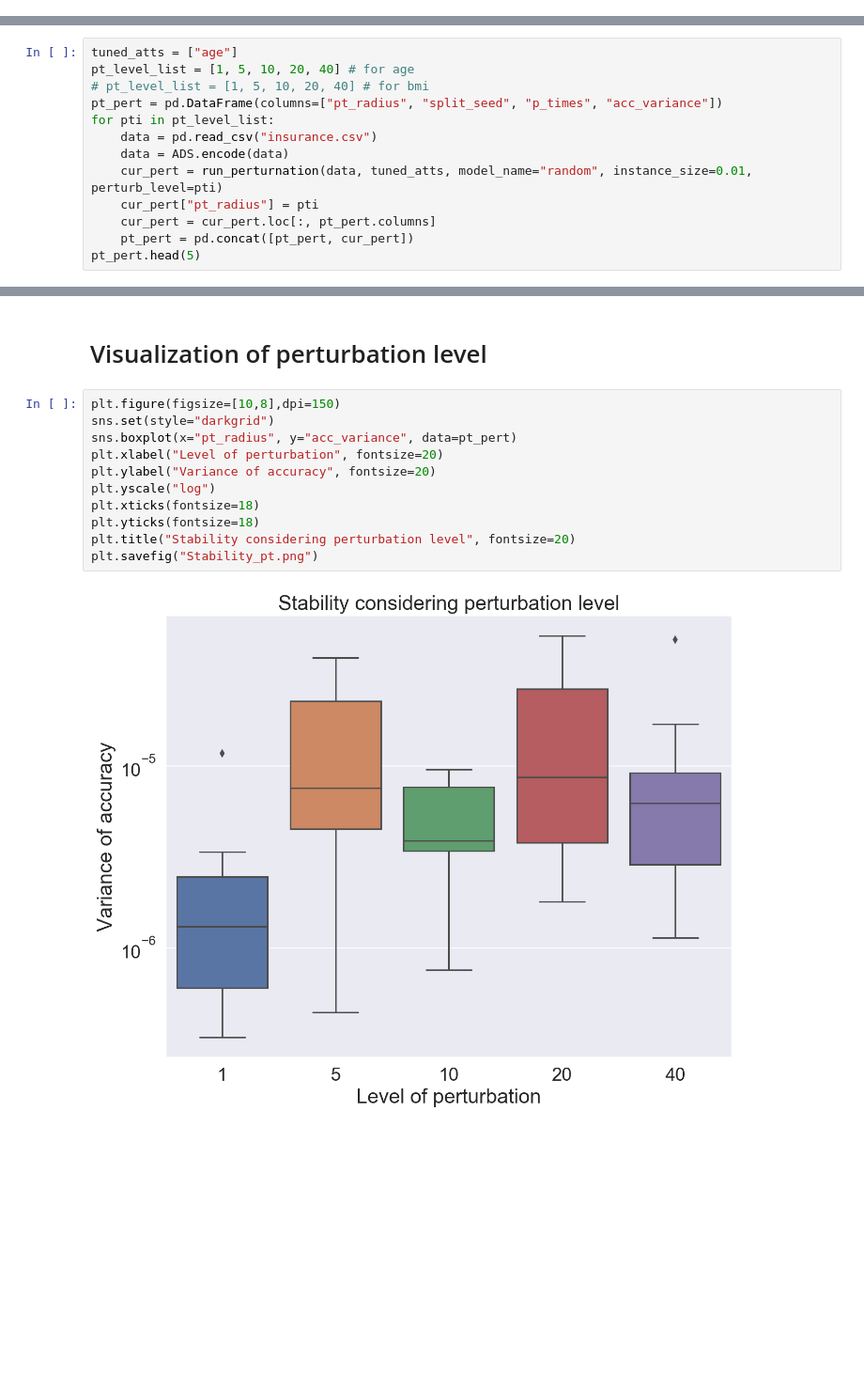
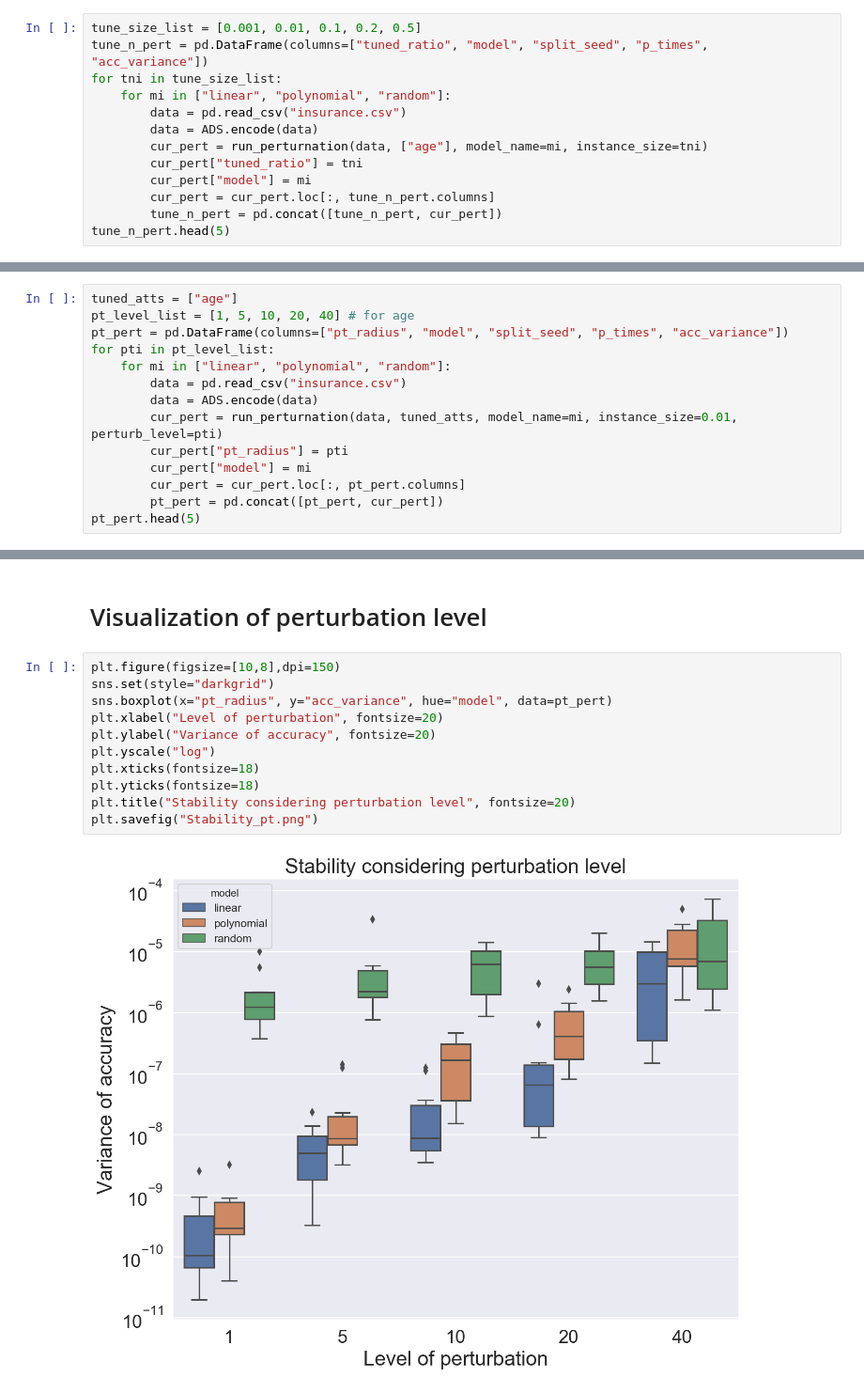
Before and after one commit to zaneddennis/RDS-Project, a Jupyter notebook: Stability_Analysis.ipynb, the cells around one changed output, grey strips where cells are left out. Shown: that part at 94% size. Saved outputs shown, nothing was run; the diff lists cells and outputs as text; blank space fills up the shorter version.

```diff
--- a/Stability_Analysis.ipynb
+++ b/Stability_Analysis.ipynb
@@ -80,0 +85,13 @@ att_pert.head(5)
+# %%
+tune_size_list = [0.001, 0.01, 0.1, 0.2, 0.5]
+tune_n_pert = pd.DataFrame(columns=["tuned_ratio", "model", "split_seed", "p_times", "acc_variance"])
+for tni in tune_size_list:
+    for mi in ["linear", "polynomial", "random"]:
+        data = pd.read_csv("insurance.csv")
+        data = ADS.encode(data)
+        cur_pert = run_perturnation(data, ["age"], model_name=mi, instance_size=tni)
+        cur_pert["tuned_ratio"] = tni
+        cur_pert["model"] = mi
+        cur_pert = cur_pert.loc[:, tune_n_pert.columns]
+        tune_n_pert = pd.concat([tune_n_pert, cur_pert])
+tune_n_pert.head(5)
@@ -80,0 +107,14 @@ att_pert.head(5)
+# %%
+tuned_atts = ["age"]
+pt_level_list = [1, 5, 10, 20, 40] # for age
+pt_pert = pd.DataFrame(columns=["pt_radius", "model", "split_seed", "p_times", "acc_variance"])
+for pti in pt_level_list:
+    for mi in ["linear", "polynomial", "random"]:
+        data = pd.read_csv("insurance.csv")
+        data = ADS.encode(data)
+        cur_pert = run_perturnation(data, tuned_atts, model_name=mi, instance_size=0.01, perturb_level=pti)
+        cur_pert["pt_radius"] = pti
+        cur_pert["model"] = mi
+        cur_pert = cur_pert.loc[:, pt_pert.columns]
+        pt_pert = pd.concat([pt_pert, cur_pert])
+pt_pert.head(5)
@@ -143,13 +157,0 @@ plt.savefig("Stability_tune_n.png")
-# %%
-tuned_atts = ["age"]
-pt_level_list = [1, 5, 10, 20, 40] # for age
-# pt_level_list = [1, 5, 10, 20, 40] # for bmi
-pt_pert = pd.DataFrame(columns=["pt_radius", "split_seed", "p_times", "acc_variance"])
-for pti in pt_level_list:
-    data = pd.read_csv("insurance.csv")
-    data = ADS.encode(data)
-    cur_pert = run_perturnation(data, tuned_atts, model_name="random", instance_size=0.01, perturb_level=pti)
-    cur_pert["pt_radius"] = pti
-    cur_pert = cur_pert.loc[:, pt_pert.columns]
-    pt_pert = pd.concat([pt_pert, cur_pert])
-pt_pert.head(5)
@@ -165,13 +160,13 @@ pt_pert.head(5)
 # %%
 plt.figure(figsize=[10,8],dpi=150)
 sns.set(style="darkgrid")
-sns.boxplot(x="pt_radius", y="acc_variance", data=pt_pert)
+sns.boxplot(x="pt_radius", y="acc_variance", hue="model", data=pt_pert)
 plt.xlabel("Level of perturbation", fontsize=20)
 plt.ylabel("Variance of accuracy", fontsize=20)
 plt.yscale("log")
 plt.xticks(fontsize=18)
 plt.yticks(fontsize=18)
 plt.title("Stability considering perturbation level", fontsize=20)
 plt.savefig("Stability_pt.png")
 # %% [output]
-[figure, old version]
+[figure, new version]
```
Also changed, not shown: parts of 12 cells of this notebook.
